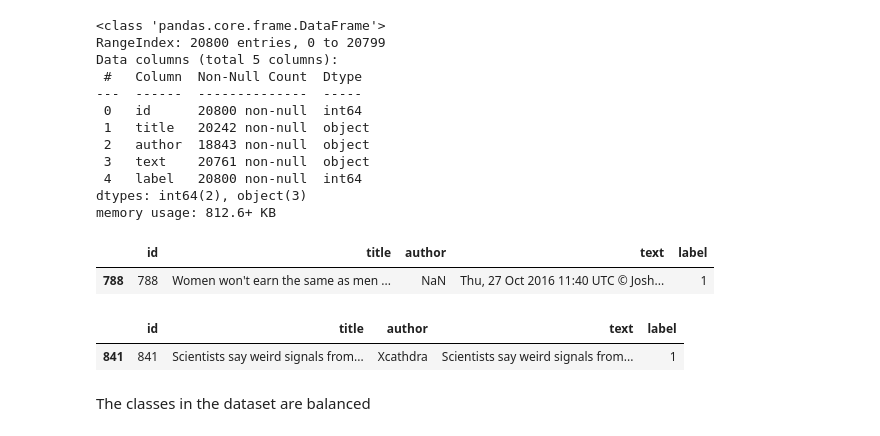
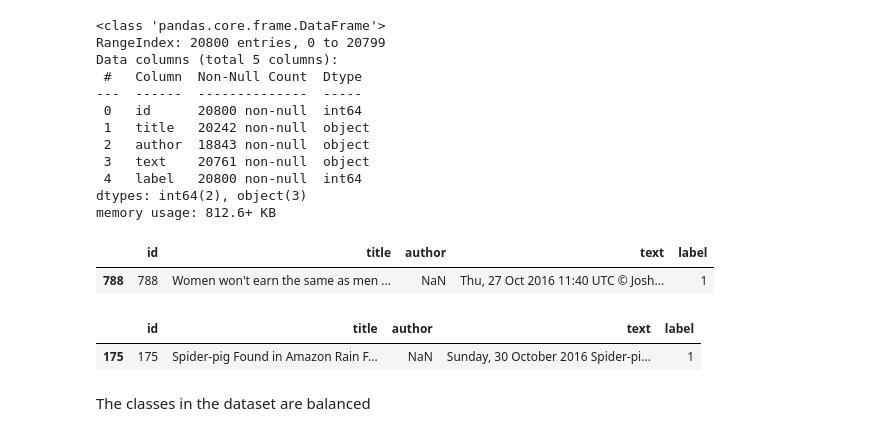
Before and after one commit to Idanleyb/Fake-News-Project, a Jupyter notebook: Fake_news.ipynb, the cells around one changed output. Saved outputs shown, nothing was run; the diff lists cells and outputs as text; code cells hidden in the pictures.

```diff
--- a/Fake_news.ipynb
+++ b/Fake_news.ipynb
@@ -199,10 +202,10 @@ news_df.loc[news_df['id']==788]
 |  | id | title | author | text | label |
 | 788 | 788 | Women won't earn the same as men ... | NaN | Thu, 27 Oct 2016 11:40 UTC © Josh... | 1 |
 # %%
-news_df.loc[news_df['id']==841]
+news_df.loc[news_df['id']==175]
 # %% [output]
 |  | id | title | author | text | label |
-| 841 | 841 | Scientists say weird signals from... | Xcathdra | Scientists say weird signals from... | 1 |
+| 175 | 175 | Spider-pig Found in Amazon Rain F... | NaN | Sunday, 30 October 2016 Spider-pi... | 1 |
 # %% [markdown]
 The classes in the dataset are balanced
 # %%
```
Also changed, not shown: parts of 95 cells of this notebook.
